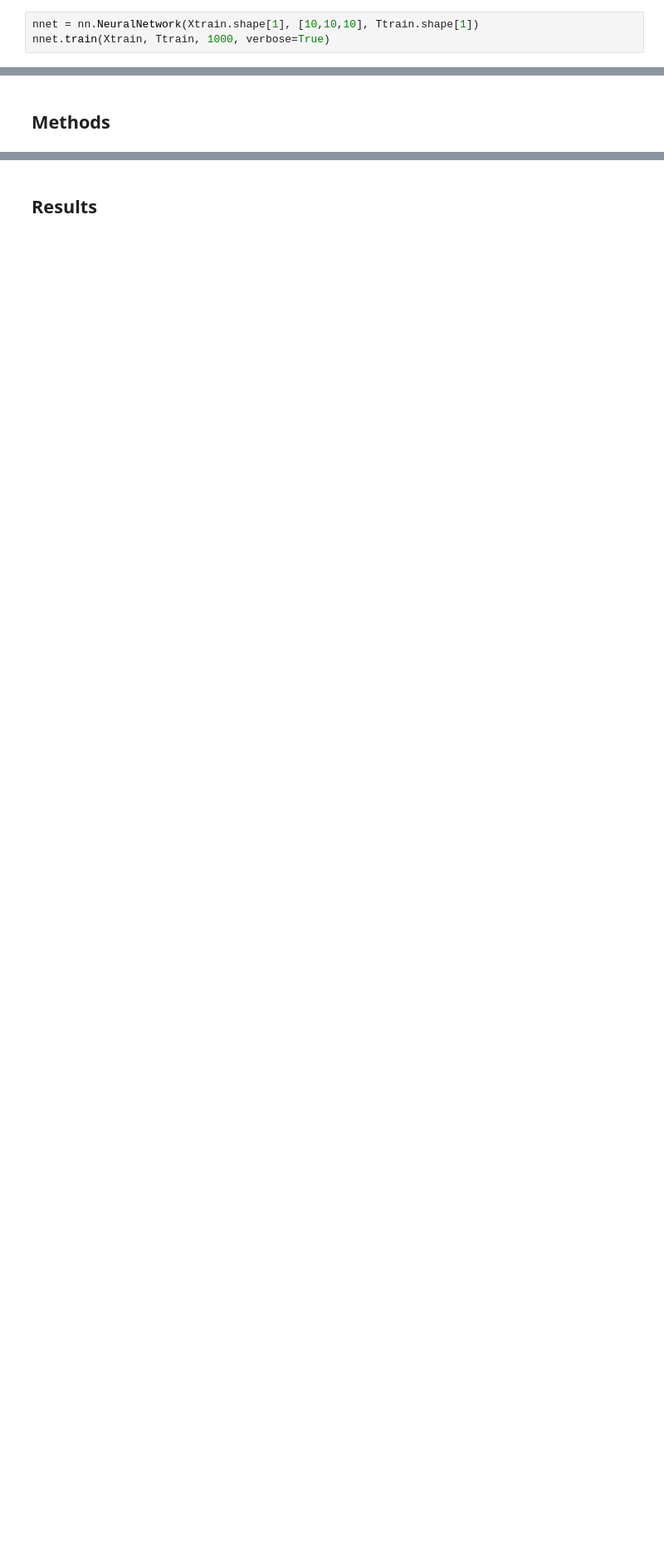
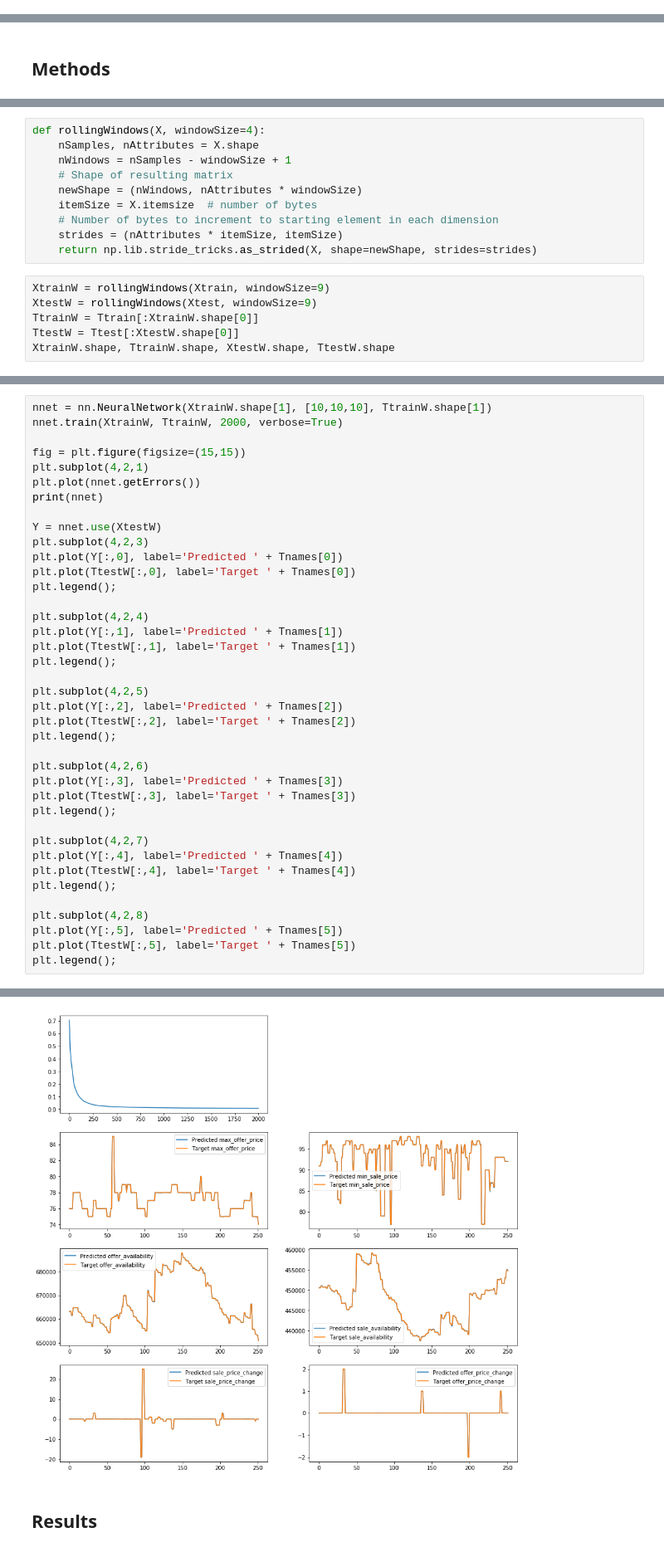
Before and after one commit to vicweeks/CS445-TermProject, a Jupyter notebook: TermProject.ipynb, the cells around one changed output, grey strips where cells are left out. Shown at 83% size. Drawn from its saved outputs; the diff is of its cells as text; blank space fills up the shorter version.

```diff
--- a/TermProject.ipynb
+++ b/TermProject.ipynb
@@ -97,3 +67,0 @@ array([   300,    358,  93115, 355427,      0,      0,    285,    350,
-# %%
-nnet = nn.NeuralNetwork(Xtrain.shape[1], [10,10,10], Ttrain.shape[1])
-nnet.train(Xtrain, Ttrain, 1000, verbose=True)
@@ -228,0 +109,16 @@ def checkForProfit(price_sold, price_bought):
+# %%
+def rollingWindows(X, windowSize=4):
+    nSamples, nAttributes = X.shape
+    nWindows = nSamples - windowSize + 1
+    # Shape of resulting matrix
+    newShape = (nWindows, nAttributes * windowSize)
+    itemSize = X.itemsize  # number of bytes
+    # Number of bytes to increment to starting element in each dimension
+    strides = (nAttributes * itemSize, itemSize)
+    return np.lib.stride_tricks.as_strided(X, shape=newShape, strides=strides)
+# %%
+XtrainW = rollingWindows(Xtrain, windowSize=9)
+XtestW = rollingWindows(Xtest, windowSize=9)
+TtrainW = Ttrain[:XtrainW.shape[0]]
+TtestW = Ttest[:XtestW.shape[0]]
+XtrainW.shape, TtrainW.shape, XtestW.shape, TtestW.shape
@@ -228,0 +159,40 @@ def checkForProfit(price_sold, price_bought):
+# %%
+nnet = nn.NeuralNetwork(XtrainW.shape[1], [10,10,10], TtrainW.shape[1])
+nnet.train(XtrainW, TtrainW, 2000, verbose=True)
+
+fig = plt.figure(figsize=(15,15))
+plt.subplot(4,2,1)
+plt.plot(nnet.getErrors())
+print(nnet)
+
+Y = nnet.use(XtestW)
+plt.subplot(4,2,3)
+plt.plot(Y[:,0], label='Predicted ' + Tnames[0])
+plt.plot(TtestW[:,0], label='Target ' + Tnames[0])
+plt.legend();
+
+plt.subplot(4,2,4)
+plt.plot(Y[:,1], label='Predicted ' + Tnames[1])
+plt.plot(TtestW[:,1], label='Target ' + Tnames[1])
+plt.legend();
+
+plt.subplot(4,2,5)
+plt.plot(Y[:,2], label='Predicted ' + Tnames[2])
+plt.plot(TtestW[:,2], label='Target ' + Tnames[2])
+plt.legend();
+
+plt.subplot(4,2,6)
+plt.plot(Y[:,3], label='Predicted ' + Tnames[3])
+plt.plot(TtestW[:,3], label='Target ' + Tnames[3])
+plt.legend();
+
+plt.subplot(4,2,7)
+plt.plot(Y[:,4], label='Predicted ' + Tnames[4])
+plt.plot(TtestW[:,4], label='Target ' + Tnames[4])
+plt.legend();
+
+plt.subplot(4,2,8)
+plt.plot(Y[:,5], label='Predicted ' + Tnames[5])
+plt.plot(TtestW[:,5], label='Target ' + Tnames[5])
+plt.legend();
+# %% [output]
@@ -229,2 +211,3 @@ def checkForProfit(price_sold, price_bought):
+[figure, added]
 # %% [markdown]
 ## Results
```
Also changed, not shown: parts of 34 cells of this notebook, 2 other files.
